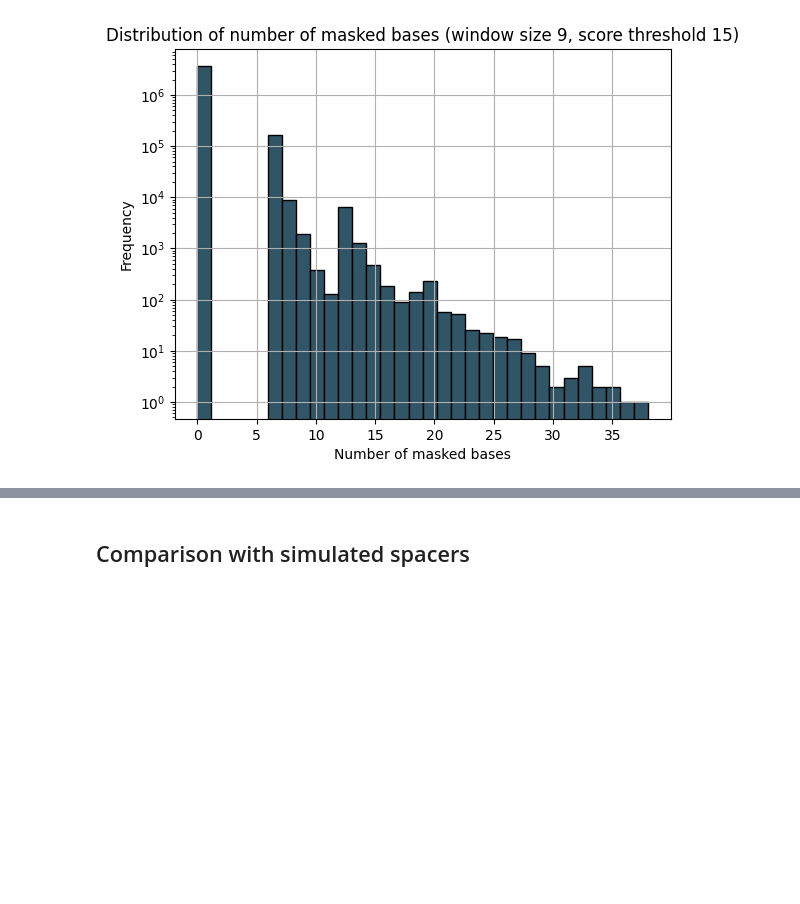
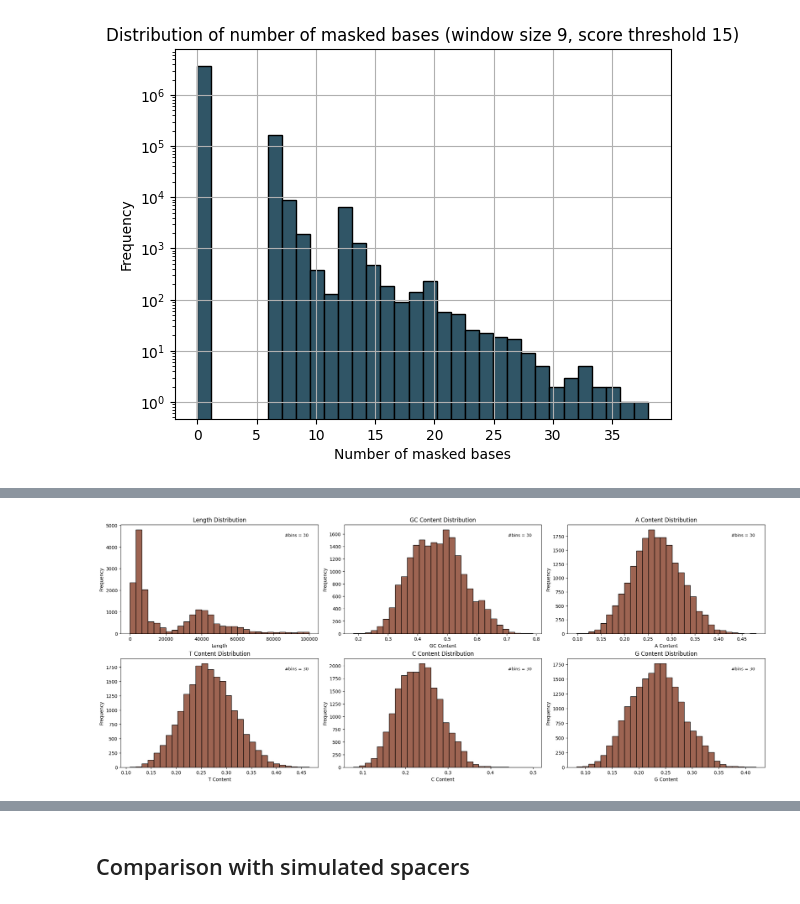
Before and after one commit to rickbeeloo/spacer_matching_bench, a Jupyter notebook: notebooks/real_spacer_inspection.ipynb, the cells around one changed output, grey strips where cells are left out. Saved outputs shown, nothing was run; the diff lists cells and outputs as text; code cells hidden in the pictures; blank space fills up the shorter version.

```diff
--- a/notebooks/real_spacer_inspection.ipynb
+++ b/notebooks/real_spacer_inspection.ipynb
@@ -550,0 +554,85 @@ plt.show()
+# %%
+# reminder - pydustmasker values
+real_contigs_df = pl.DataFrame(read_fasta_needletail("../results/real_data/subsamples/fraction_0.05/subsampled_data/subsampled_contigs.fa"), schema={'seqid': pl.Utf8, 'seq': pl.Utf8})
+real_contigs_df = real_contigs_df.with_columns(
+    pl.col("seq").str.len_chars().alias("length")
+    )
+real_contigs_df = real_contigs_df.with_columns(
+    (pl.col("seq").str.count_matches("G|C|g|c")/pl.col("length")).alias("gc_frac"),
+    (pl.col("seq").str.count_matches("A|a")/pl.col("length")).alias("a_frac"),
+    (pl.col("seq").str.count_matches("T|t") / pl.col("length")).alias("t_frac"),
+    (pl.col("seq").str.count_matches("C|c") / pl.col("length")).alias("c_frac"),
+    (pl.col("seq").str.count_matches("G|g") / pl.col("length")).alias("g_frac"),
+        )
+# quick multi facet plots for the simulated spacers (length, gc_frac, a_frac, t_frac, c_frac, g_frac, lcc, entropy, low_compx_n_masked)
+fig, axes = plt.subplots(
+    2, 3,
+    figsize=(20, 8),
+    constrained_layout=True      # adds extra space so titles/labels don’t overlap
+)
+
+# Helper to annotate a subplot with its bin count
+def _add_bin_annotation(ax, bin_count, ha="right"):
+    # place the text in the top‑right corner of the axes
+    ax.text(
+        0.95 if ha == "right" else 0.05,
+        0.92,
+        f"#bins = {bin_count}",
+        transform=ax.transAxes,
+        fontsize=9,
+        ha=ha,
+        va="top",
+        color="black",
+        bbox=dict(facecolor="white", edgecolor="none", alpha=0.7)   # make it readable
+    )
+
+# Length distribution
+bins_len = 30
+sns.histplot(real_contigs_df, x="length", bins=bins_len, ax=axes[0, 0],binrange=(0, 100000))
+axes[0, 0].set_title('Length Distribution')
+axes[0, 0].set_xlabel('Length')
+axes[0, 0].set_ylabel('Frequency')
+_add_bin_annotation(axes[0, 0], bins_len)
+
+# GC content distribution
+bins_gc = 30
+sns.histplot(real_contigs_df, x="gc_frac", bins=bins_gc, ax=axes[0, 1])
+axes[0, 1].set_title('GC Content Distribution')
+axes[0, 1].set_xlabel('GC Content')
+axes[0, 1].set_ylabel('Frequency')
+_add_bin_annotation(axes[0, 1], bins_gc)
+
+# A content distribution
+bins_a = 30
+sns.histplot(real_contigs_df, x="a_frac", bins=bins_a, ax=axes[0, 2])
+axes[0, 2].set_title('A Content Distribution')
+axes[0, 2].set_xlabel('A Content')
+axes[0, 2].set_ylabel('Frequency')
+_add_bin_annotation(axes[0, 2], bins_a)
+
+# T content distribution
+bins_t = 30
+sns.histplot(real_contigs_df, x="t_frac", bins=bins_t, ax=axes[1, 0])
+axes[1, 0].set_title('T Content Distribution')
+axes[1, 0].set_xlabel('T Content')
+axes[1, 0].set_ylabel('Frequency')
+_add_bin_annotation(axes[1, 0], bins_t)
+# C content distribution
+bins_c = 30
+sns.histplot(real_contigs_df, x="c_frac", bins=bins_c, ax=axes[1, 1])
+axes[1, 1].set_title('C Content Distribution')
+axes[1, 1].set_xlabel('C Content')
+axes[1, 1].set_ylabel('Frequency')
+_add_bin_annotation(axes[1, 1], bins_c)
+# G content distribution (note: same axes[0,4] was previously overwritten)
+bins_g = 30
+sns.histplot(real_contigs_df, x="g_frac", bins=bins_g, ax=axes[1, 2])
+axes[1, 2].set_title('G Content Distribution')
+axes[1, 2].set_xlabel('G Content')
+axes[1, 2].set_ylabel('Frequency')
+_add_bin_annotation(axes[1, 2], bins_g)
+
+
+plt.savefig("../results/real_data/plots/" + 'subsampled_fraction_0.05_attribute_distributions.svg')
+print("../results/real_data/plots/" + 'subsampled_fraction_0.05_attribute_distributions.svg')
+# %% [output]
@@ -550,0 +640 @@ plt.show()
+[figure, added]
```
Also changed, not shown: parts of 9 cells of this notebook, 8 other files.
